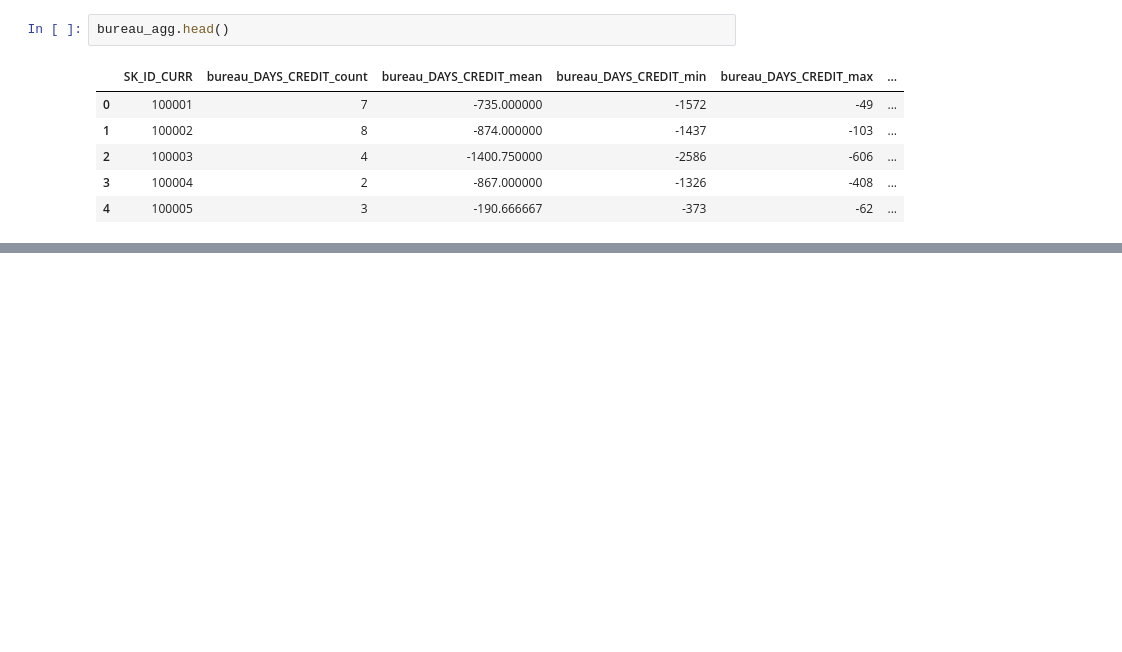
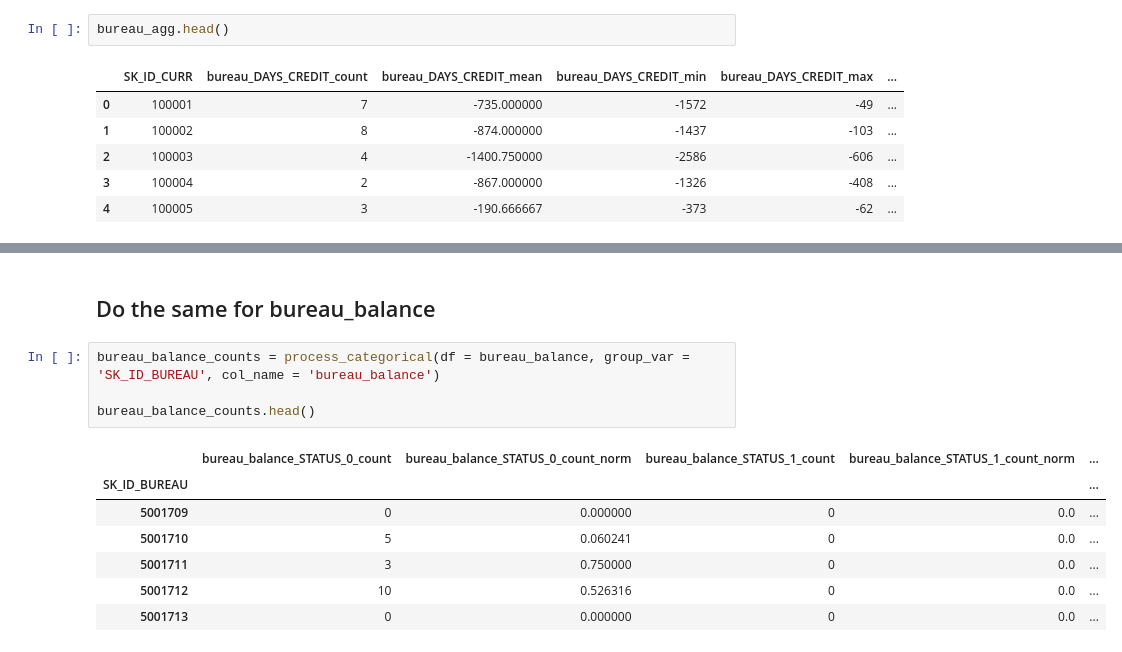
Before and after one commit to salma71/home_credit_risk, a Jupyter notebook: notebooks/KBF_engineering/credit_risk_part#2.ipynb, the cells around one changed output, grey strips where cells are left out. Drawn from its saved outputs; the diff is of its cells as text; blank space fills up the shorter version.

```diff
--- a/notebooks/KBF_engineering/credit_risk_part#2.ipynb
+++ b/notebooks/KBF_engineering/credit_risk_part#2.ipynb
@@ -324,0 +477,14 @@ bureau_agg.head()
+# %% [markdown]
+## Do the same for bureau_balance
+# %%
+bureau_balance_counts = process_categorical(df = bureau_balance, group_var = 'SK_ID_BUREAU', col_name = 'bureau_balance')
+
+bureau_balance_counts.head()
+# %% [output]
+|  | bureau_balance_STATUS_0_count | bureau_balance_STATUS_0_count_norm | bureau_balance_STATUS_1_count | bureau_balance_STATUS_1_count_norm | ... |
+| SK_ID_BUREAU |  |  |  |  | ... |
+| 5001709 | 0 | 0.000000 | 0 | 0.0 | ... |
+| 5001710 | 5 | 0.060241 | 0 | 0.0 | ... |
+| 5001711 | 3 | 0.750000 | 0 | 0.0 | ... |
+| 5001712 | 10 | 0.526316 | 0 | 0.0 | ... |
+| 5001713 | 0 | 0.000000 | 0 | 0.0 | ... |
```
Also changed, not shown: parts of 42 cells of this notebook.
